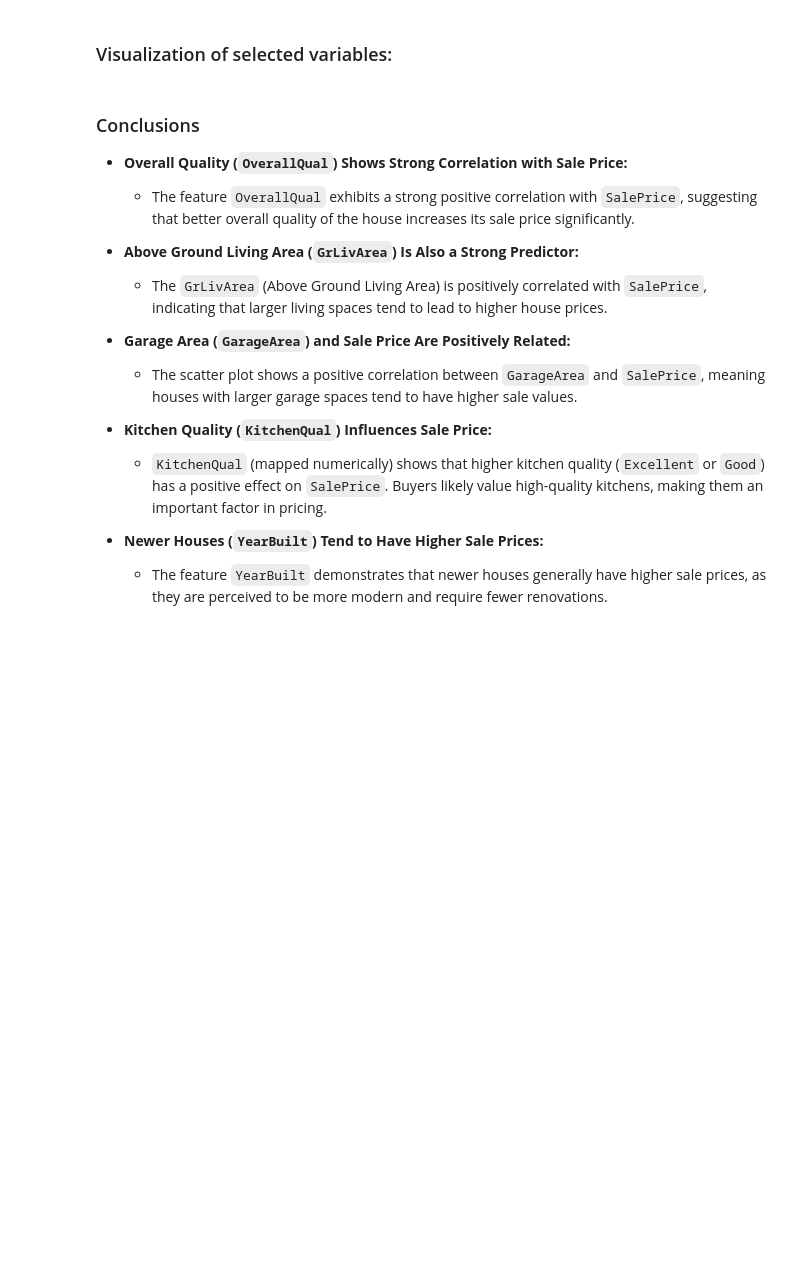
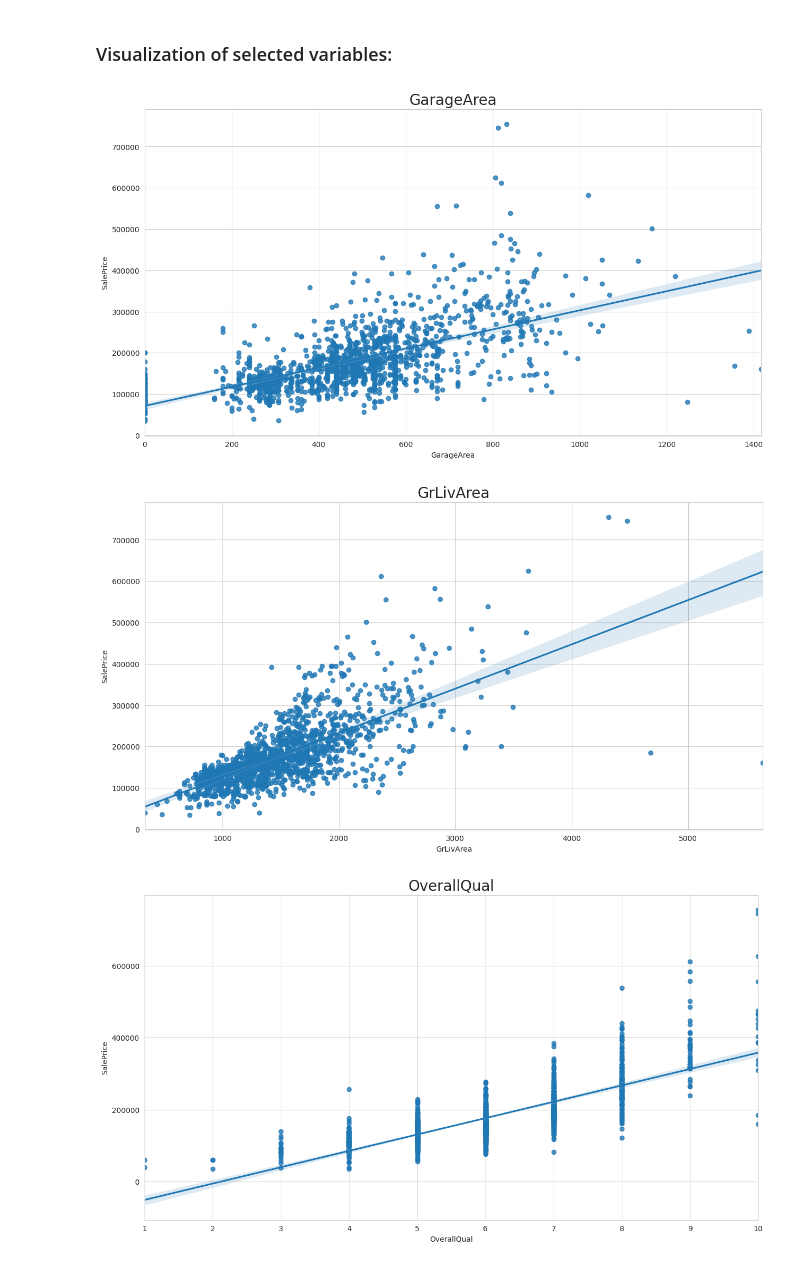
Before and after one commit to Darvid-223/housing-prices, a Jupyter notebook: jupyter_notebooks/02_sales_price_study.ipynb, the cells around one changed output. Saved outputs shown, nothing was run; the diff lists cells and outputs as text; code cells hidden in the pictures; blank space fills up the shorter version.

Commit message:
feat: update sales price study notebook with correlation analysis for key factors influencing house prices

```diff
--- a/jupyter_notebooks/02_sales_price_study.ipynb
+++ b/jupyter_notebooks/02_sales_price_study.ipynb
@@ -99,5 +90,6 @@ corr_spearman
 # %% [markdown]
 Pearson:
 # %%
-corr_pearson = df_ohe.corr(method='pearson')['SalePrice'].sort_values(key=abs, ascending=False)[1:].head(10)
+numeric_df = df.select_dtypes(include=['float64', 'int64'])
+corr_pearson = numeric_df.corr(method='pearson')['SalePrice'].sort_values(key=abs, ascending=False)[1:].head(50)
 corr_pearson
@@ -114,0 +100,3 @@ These five variables are important because they each represent different aspects
+# %%
+top_n = 5
+set(corr_pearson[:top_n].index.to_list() + corr_spearman[:top_n].index.to_list())
@@ -114,0 +105,3 @@ These five variables are important because they each represent different aspects
+# %%
+corr_var_list = list(set(corr_pearson[:top_n].index.to_list() + corr_spearman[:top_n].index.to_list()))
+corr_var_list
@@ -115,8 +115,8 @@ These five variables are important because they each represent different aspects
 # %% [markdown]
 ### EDA on selected variables
 # %%
-df_eda = df.filter(vars_to_study + ['SalePrice'])
+df_eda = df.filter(corr_var_list + ['SalePrice'])
 print(df_eda.shape)
-df_eda.head()
+df_eda.head(5)
 # %% [markdown]
 ### Visualization of selected variables:
@@ -151,17 +123,22 @@ for var in variables_to_study:
-# %% [markdown]
-### Conclusions
-
-- **Overall Quality (`OverallQual`) Shows Strong Correlation with Sale Price:**
-  - The feature `OverallQual` exhibits a strong positive correlation with `SalePrice`, suggesting that better overall quality of the house increases its sale price significantly.
-
-- **Above Ground Living Area (`GrLivArea`) Is Also a Strong Predictor:**
-  - The `GrLivArea` (Above Ground Living Area) is positively correlated with `SalePrice`, indicating that larger living spaces tend to lead to higher house prices.
-
-- **Garage Area (`GarageArea`) and Sale Price Are Positively Related:**
-  - The scatter plot shows a positive correlation between `GarageArea` and `SalePrice`, meaning houses with larger garage spaces tend to have higher sale values.
-
-- **Kitchen Quality (`KitchenQual`) Influences Sale Price:**
-  - `KitchenQual` (mapped numerically) shows that higher kitchen quality (`Excellent` or `Good`) has a positive effect on `SalePrice`. Buyers likely value high-quality kitchens, making them an important factor in pricing.
-
-- **Newer Houses (`YearBuilt`) Tend to Have Higher Sale Prices:**
-  - The feature `YearBuilt` demonstrates that newer houses generally have higher sale prices, as they are perceived to be more modern and require fewer renovations.
+# %%
+import matplotlib.pyplot as plt
+import seaborn as sns
+sns.set_style('whitegrid')
+
+%matplotlib inline
+
+def plot_numerical(df, col, target_var):
+  plt.figure(figsize=(15, 8))
+  sns.regplot(data=df, x=col, y=target_var)
+  plt.title(f"{col}", fontsize=20)
+  plt.show()
+
+
+target_var = 'SalePrice'
+for col in corr_var_list:
+  plot_numerical(df_eda, col, target_var)
+  print("\n\n")
+# %% [output]
+[figure, added]
+[figure, added]
+[figure, added]
```
Also changed, not shown: parts of 28 cells of this notebook, 1 other file.
